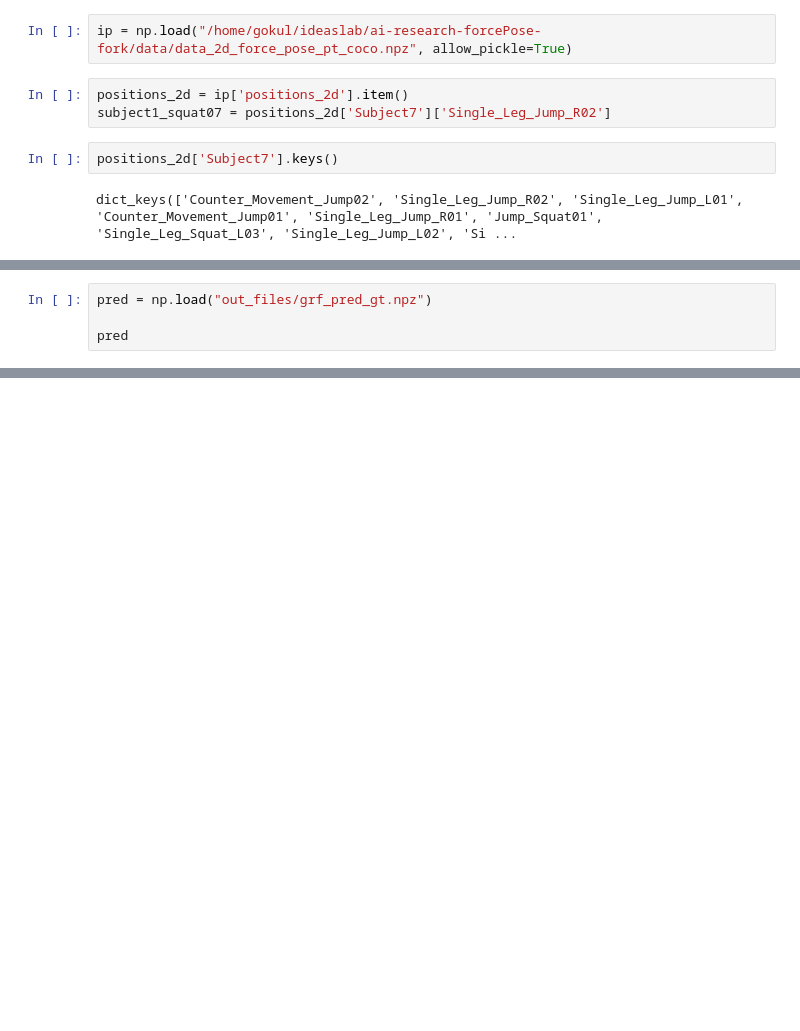
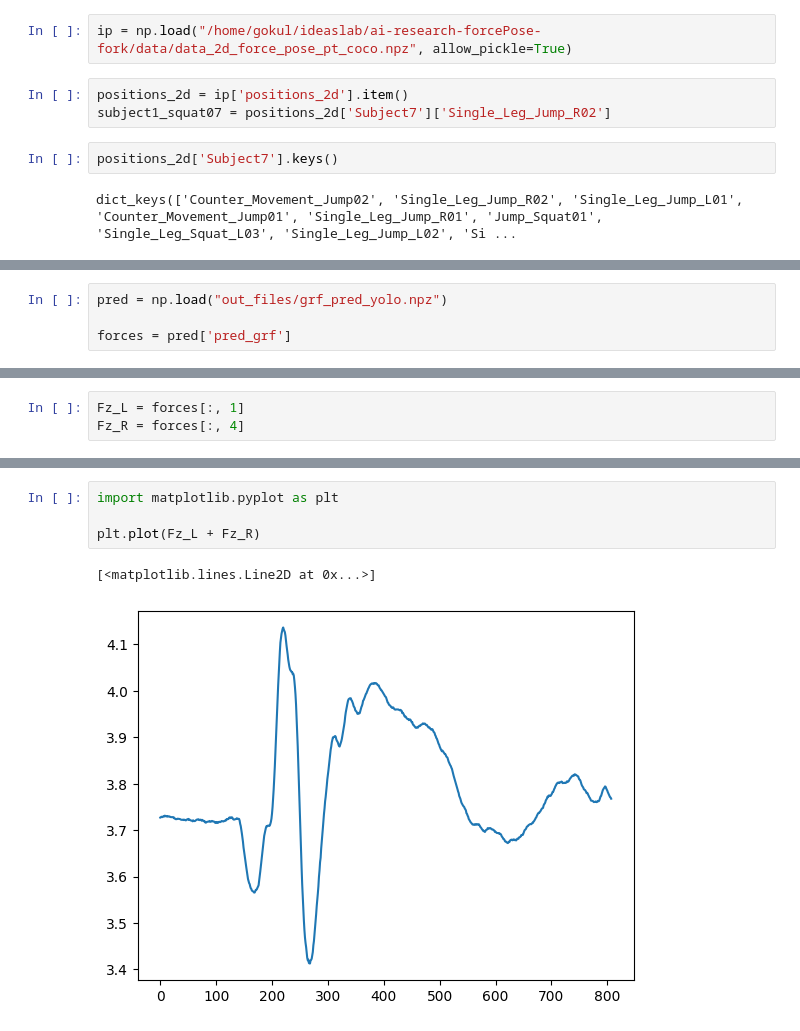
Before and after one commit to gokul-ideaslab/ai-research-forcePose-fork, a Jupyter notebook: get_data.ipynb, the cells around one changed output, grey strips where cells are left out. Saved outputs shown, nothing was run; the diff lists cells and outputs as text; blank space fills up the shorter version.

```diff
--- a/get_data.ipynb
+++ b/get_data.ipynb
@@ -12,4 +18,4 @@ dict_keys(['Counter_Movement_Jump02', 'Single_Leg_Jump_R02', 'Single_Leg_Jump_L0
 # %%
-pred = np.load("out_files/grf_pred_gt.npz")
+pred = np.load("out_files/grf_pred_yolo.npz")
 
-pred
+forces = pred['pred_grf']
@@ -20,0 +29,3 @@ np.save("out_files/pred_force.npy", pred["pred_grf"])
+# %%
+Fz_L = forces[:, 1]
+Fz_R = forces[:, 4]
@@ -20,0 +55,7 @@ np.save("out_files/pred_force.npy", pred["pred_grf"])
+# %%
+import matplotlib.pyplot as plt
+
+plt.plot(Fz_L + Fz_R)
+# %% [output]
+[<matplotlib.lines.Line2D at 0x...>]
+[figure, added]
```
Also changed, not shown: parts of 7 cells of this notebook, 4 other files.
